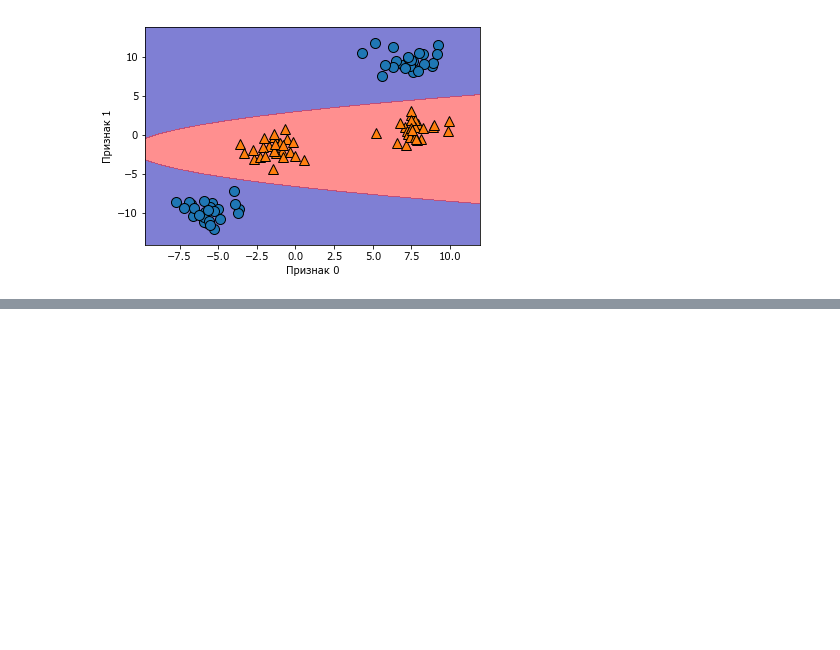
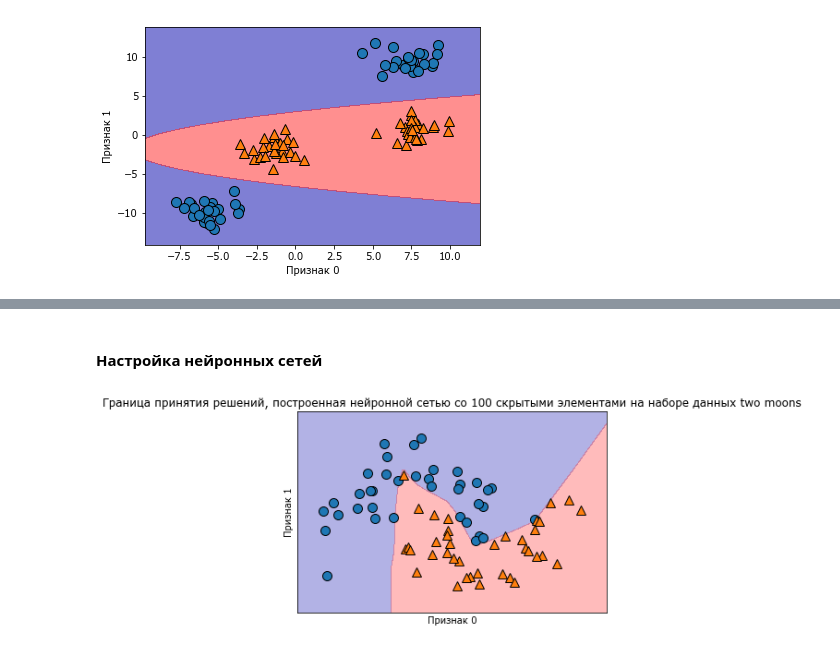
Before and after one commit to azamind/ml-intro, a Jupyter notebook: code/Chapter2.ipynb, the cells around one changed output, grey strips where cells are left out. Cells and saved outputs as stored; diff of their text form; code cells hidden in the pictures; blank space fills up the shorter version.

Commit message:
nerual network practical

```diff
--- a/code/Chapter2.ipynb
+++ b/code/Chapter2.ipynb
@@ -743,0 +801,20 @@ Text(0, 0.5, 'Признак 1')
+# %% [markdown]
+#### Настройка нейронных сетей
+# %%
+# MLP (MultiLayer Persptrons) рассматривается как обобщение линейных моделей, в котором, прежде чем прийти к решению,
+# выполняется несколько этапов обработки данных
+# Применим на практике
+from sklearn.neural_network import MLPClassifier
+
+X, y = make_moons(n_samples=100, noise=.25, random_state=3)
+X_train, X_test, y_train, y_test = train_test_split(X, y, stratify=y, random_state=42)
+
+mlp = MLPClassifier(solver='lbfgs', random_state=0).fit(X_train, y_train)
+mglearn.plots.plot_2d_separator(mlp, X_train, fill=True, alpha=.3)
+mglearn.discrete_scatter(X_train[:, 0], X_train[:, 1], y_train)
+plt.xlabel("Признак 0")
+plt.ylabel("Признак 1")
+plt.title("Граница принятия решений, построенная нейронной сетью со 100 скрытыми элементами на наборе данных two moons", fontdict={'fontsize': 12})
+plt.show()
+# %% [output]
+[figure, added]
```
Also changed, not shown: parts of 23 cells of this notebook.
